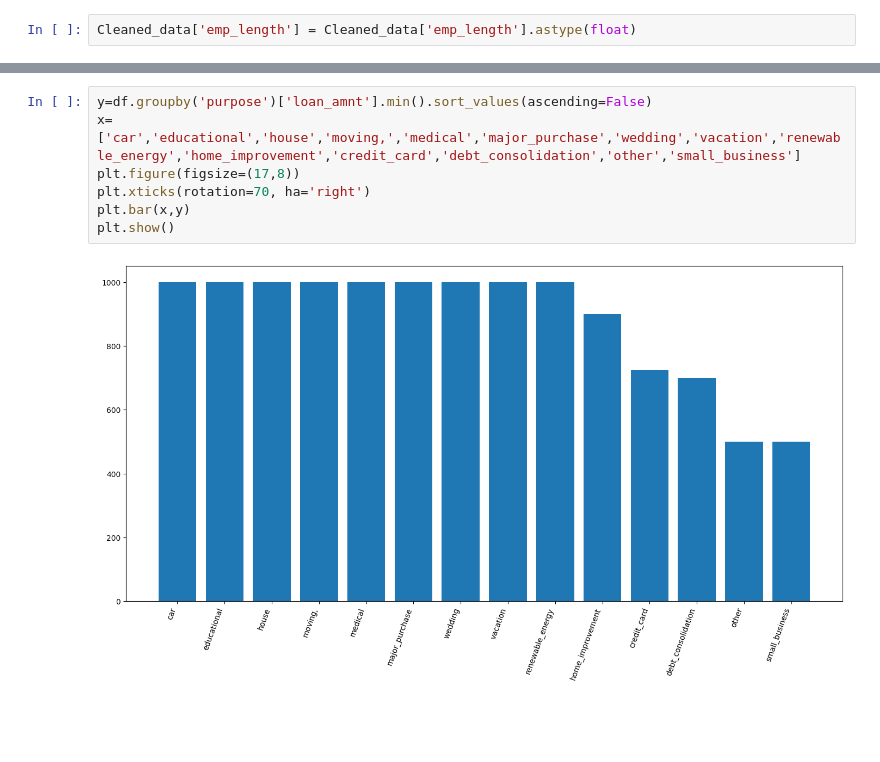
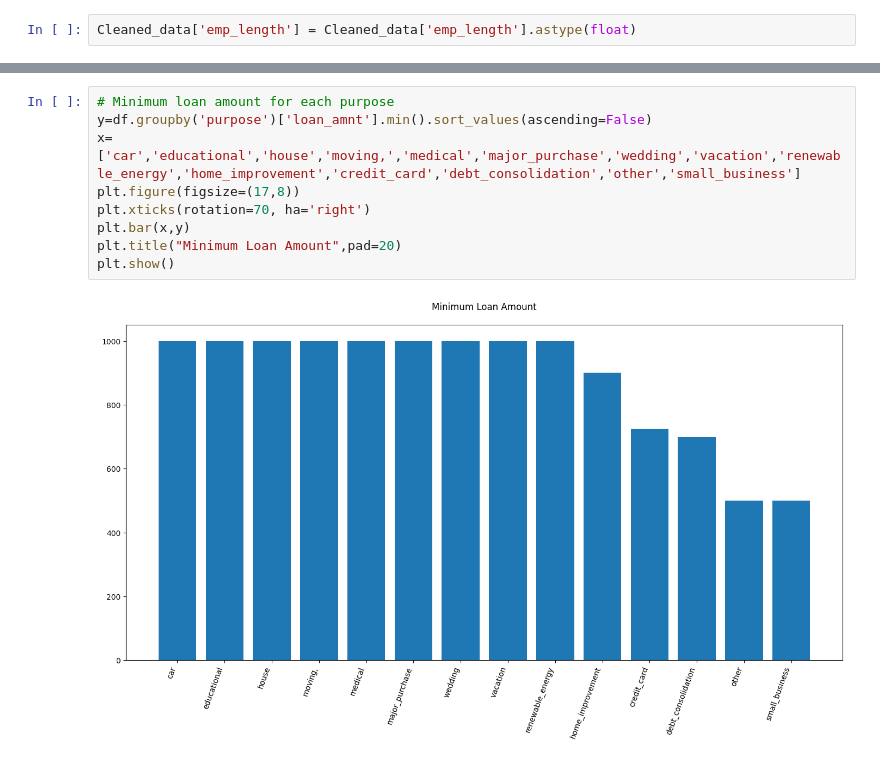
Before and after one commit to Adarsh-2296/Loandata_Eda, a Jupyter notebook: loandata.ipynb, the cells around one changed output, grey strips where cells are left out. Drawn from its saved outputs; the diff is of its cells as text; blank space fills up the shorter version.

```diff
--- a/loandata.ipynb
+++ b/loandata.ipynb
@@ -123,10 +124,12 @@ plt.show()
 # %%
+# Minimum loan amount for each purpose
 y=df.groupby('purpose')['loan_amnt'].min().sort_values(ascending=False)
 x=['car','educational','house','moving,','medical','major_purchase','wedding','vacation','renewable_energy','home_improvement','credit_card','debt_consolidation','other','small_business']
 plt.figure(figsize=(17,8))
 plt.xticks(rotation=70, ha='right')
 plt.bar(x,y)
+plt.title("Minimum Loan Amount",pad=20)
 plt.show()
 # %% [output]
-[figure, old version]
+[figure, new version]
 # %%
```
Also changed, not shown: parts of 16 cells of this notebook.
